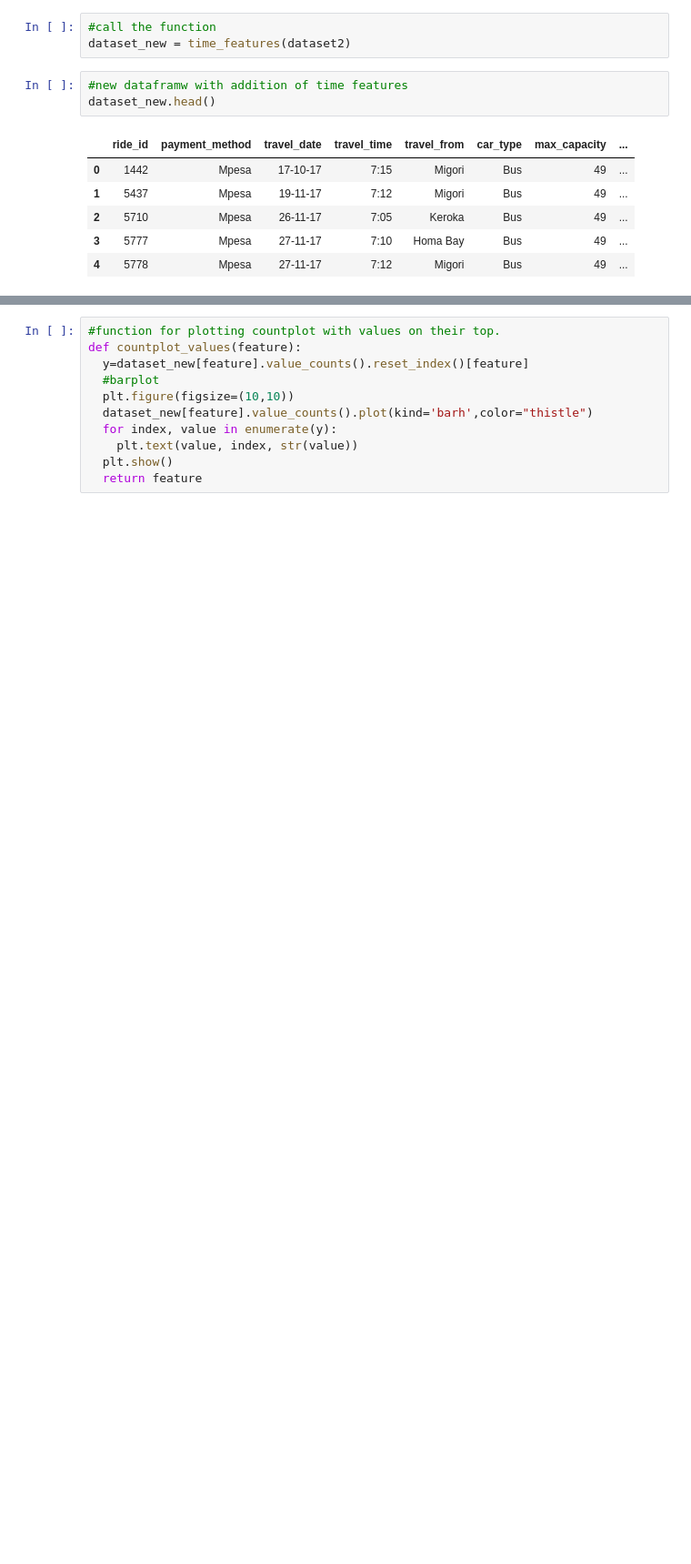
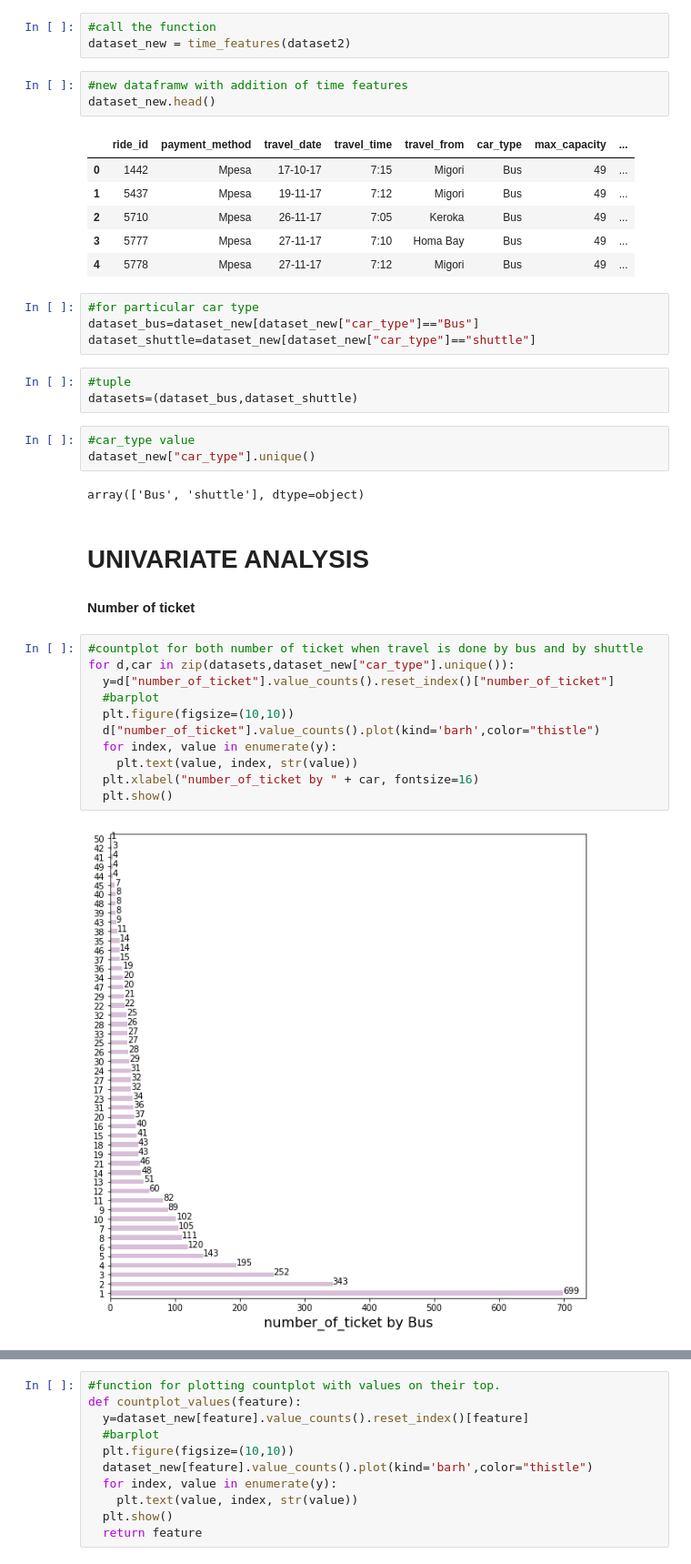
Before and after one commit to Shreya-data/Transport-Demand-Prediction, a Jupyter notebook: Untitled14.ipynb, the cells around one changed output, grey strips where cells are left out. Shown at 91% size. Drawn from its saved outputs; the diff is of its cells as text; blank space fills up the shorter version.

```diff
--- a/Untitled14.ipynb
+++ b/Untitled14.ipynb
@@ -230,3 +230,34 @@ dataset_new.head()
 | 2 | 5710 | Mpesa | 26-11-17 | 7:05 | Keroka | Bus | 49 | ... |
 | 3 | 5777 | Mpesa | 27-11-17 | 7:10 | Homa Bay | Bus | 49 | ... |
 | 4 | 5778 | Mpesa | 27-11-17 | 7:12 | Migori | Bus | 49 | ... |
+# %%
+#for particular car type
+dataset_bus=dataset_new[dataset_new["car_type"]=="Bus"]
+dataset_shuttle=dataset_new[dataset_new["car_type"]=="shuttle"]
+# %%
+#tuple
+datasets=(dataset_bus,dataset_shuttle)
+# %%
+#car_type value
+dataset_new["car_type"].unique()
+# %% [output]
+array(['Bus', 'shuttle'], dtype=object)
+# %% [markdown]
+# **UNIVARIATE ANALYSIS**
+# %% [markdown]
+
+
+**Number of ticket**
+# %%
+#countplot for both number of ticket when travel is done by bus and by shuttle
+for d,car in zip(datasets,dataset_new["car_type"].unique()):
+  y=d["number_of_ticket"].value_counts().reset_index()["number_of_ticket"]
+  #barplot
+  plt.figure(figsize=(10,10))
+  d["number_of_ticket"].value_counts().plot(kind='barh',color="thistle")
+  for index, value in enumerate(y):
+    plt.text(value, index, str(value))
+  plt.xlabel("number_of_ticket by " + car, fontsize=16)
+  plt.show()
+# %% [output]
+[figure, added]
```
Also changed, not shown: parts of 83 cells of this notebook.
